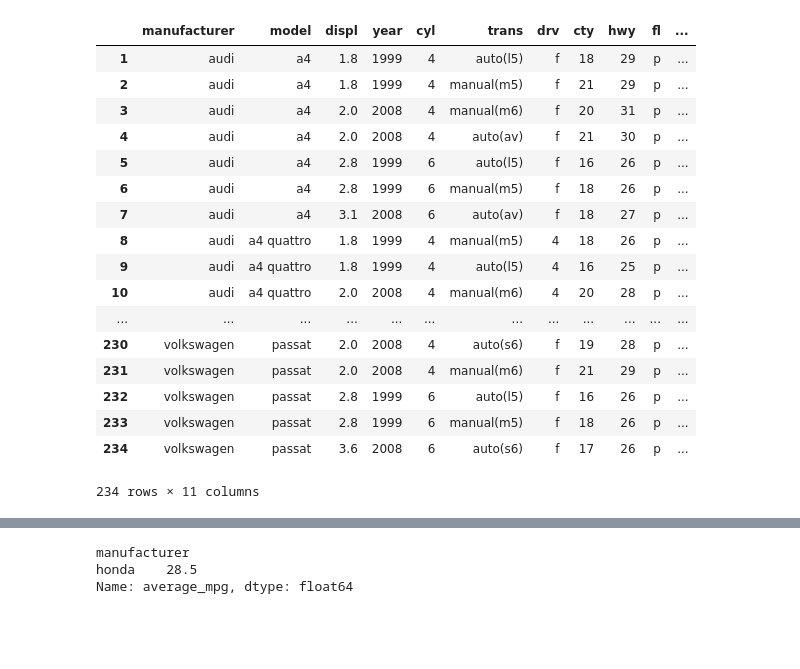
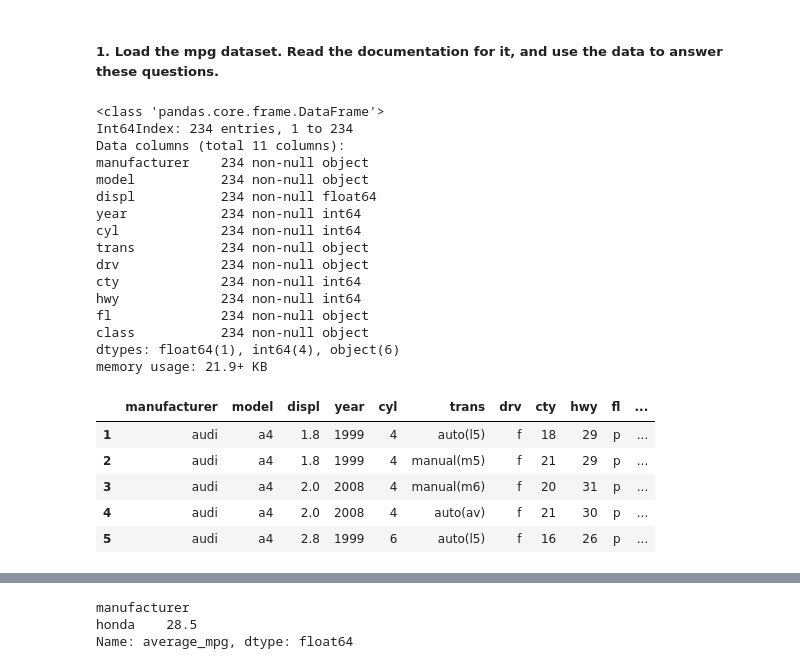
Before and after one commit to misty-garcia/python-exercises, a Jupyter notebook: panda_exercises.ipynb, the cells around one changed output, grey strips where cells are left out. Saved outputs shown, nothing was run; the diff lists cells and outputs as text; code cells hidden in the pictures; blank space fills up the shorter version.

```diff
--- a/panda_exercises.ipynb
+++ b/panda_exercises.ipynb
@@ -3,25 +1,31 @@
+# %% [markdown]
+##### 1. Load the mpg dataset. Read the documentation for it, and use the data to answer these questions.
 # %%
 from pydataset import data
 # %%
 mpg = data ("mpg")
+mpg.info()
+mpg.head()
+# %% [output]
+<class 'pandas.core.frame.DataFrame'>
+Int64Index: 234 entries, 1 to 234
+Data columns (total 11 columns):
+manufacturer    234 non-null object
+model           234 non-null object
+displ           234 non-null float64
+year            234 non-null int64
+cyl             234 non-null int64
+trans           234 non-null object
+drv             234 non-null object
+cty             234 non-null int64
+hwy             234 non-null int64
+fl              234 non-null object
+class           234 non-null object
+dtypes: float64(1), int64(4), object(6)
+memory usage: 21.9+ KB
+|  | manufacturer | model | displ | year | cyl | trans | drv | cty | hwy | fl | ... |
+| 1 | audi | a4 | 1.8 | 1999 | 4 | auto(l5) | f | 18 | 29 | p | ... |
+| 2 | audi | a4 | 1.8 | 1999 | 4 | manual(m5) | f | 21 | 29 | p | ... |
+| 3 | audi | a4 | 2.0 | 2008 | 4 | manual(m6) | f | 20 | 31 | p | ... |
+| 4 | audi | a4 | 2.0 | 2008 | 4 | auto(av) | f | 21 | 30 | p | ... |
+| 5 | audi | a4 | 2.8 | 1999 | 6 | auto(l5) | f | 16 | 26 | p | ... |
-# %%
-mpg
-# %% [output]
-|  | manufacturer | model | displ | year | cyl | trans | drv | cty | hwy | fl | ... |
-| 1 | audi | a4 | 1.8 | 1999 | 4 | auto(l5) | f | 18 | 29 | p | ... |
-| 2 | audi | a4 | 1.8 | 1999 | 4 | manual(m5) | f | 21 | 29 | p | ... |
-| 3 | audi | a4 | 2.0 | 2008 | 4 | manual(m6) | f | 20 | 31 | p | ... |
-| 4 | audi | a4 | 2.0 | 2008 | 4 | auto(av) | f | 21 | 30 | p | ... |
-| 5 | audi | a4 | 2.8 | 1999 | 6 | auto(l5) | f | 16 | 26 | p | ... |
-| 6 | audi | a4 | 2.8 | 1999 | 6 | manual(m5) | f | 18 | 26 | p | ... |
-| 7 | audi | a4 | 3.1 | 2008 | 6 | auto(av) | f | 18 | 27 | p | ... |
-| 8 | audi | a4 quattro | 1.8 | 1999 | 4 | manual(m5) | 4 | 18 | 26 | p | ... |
-| 9 | audi | a4 quattro | 1.8 | 1999 | 4 | auto(l5) | 4 | 16 | 25 | p | ... |
-| 10 | audi | a4 quattro | 2.0 | 2008 | 4 | manual(m6) | 4 | 20 | 28 | p | ... |
-| ... | ... | ... | ... | ... | ... | ... | ... | ... | ... | ... | ... |
-| 230 | volkswagen | passat | 2.0 | 2008 | 4 | auto(s6) | f | 19 | 28 | p | ... |
-| 231 | volkswagen | passat | 2.0 | 2008 | 4 | manual(m6) | f | 21 | 29 | p | ... |
-| 232 | volkswagen | passat | 2.8 | 1999 | 6 | auto(l5) | f | 16 | 26 | p | ... |
-| 233 | volkswagen | passat | 2.8 | 1999 | 6 | manual(m5) | f | 18 | 26 | p | ... |
-| 234 | volkswagen | passat | 3.6 | 2008 | 6 | auto(s6) | f | 17 | 26 | p | ... |
-234 rows × 11 columns
```
Also changed, not shown: parts of 55 cells of this notebook.
